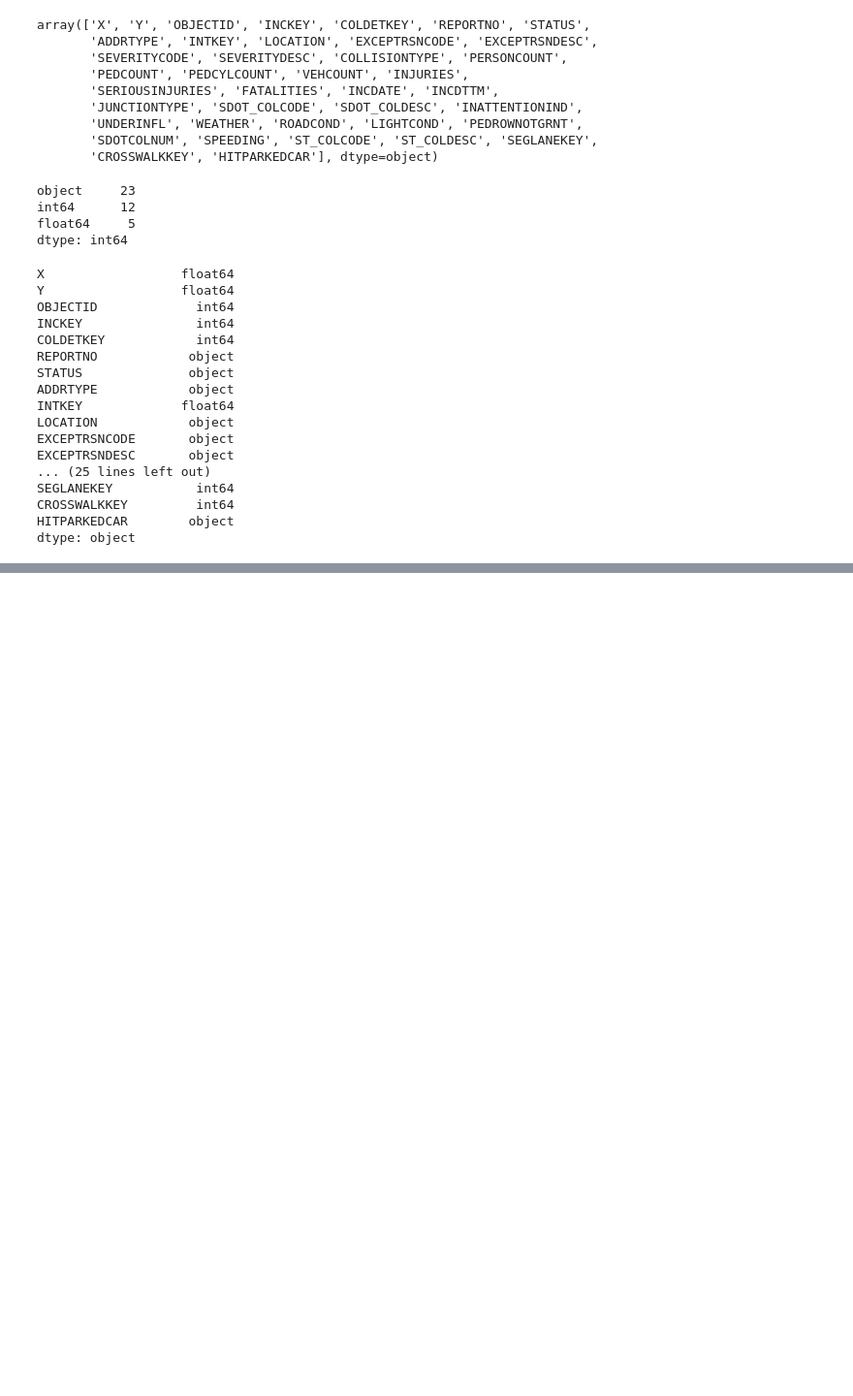
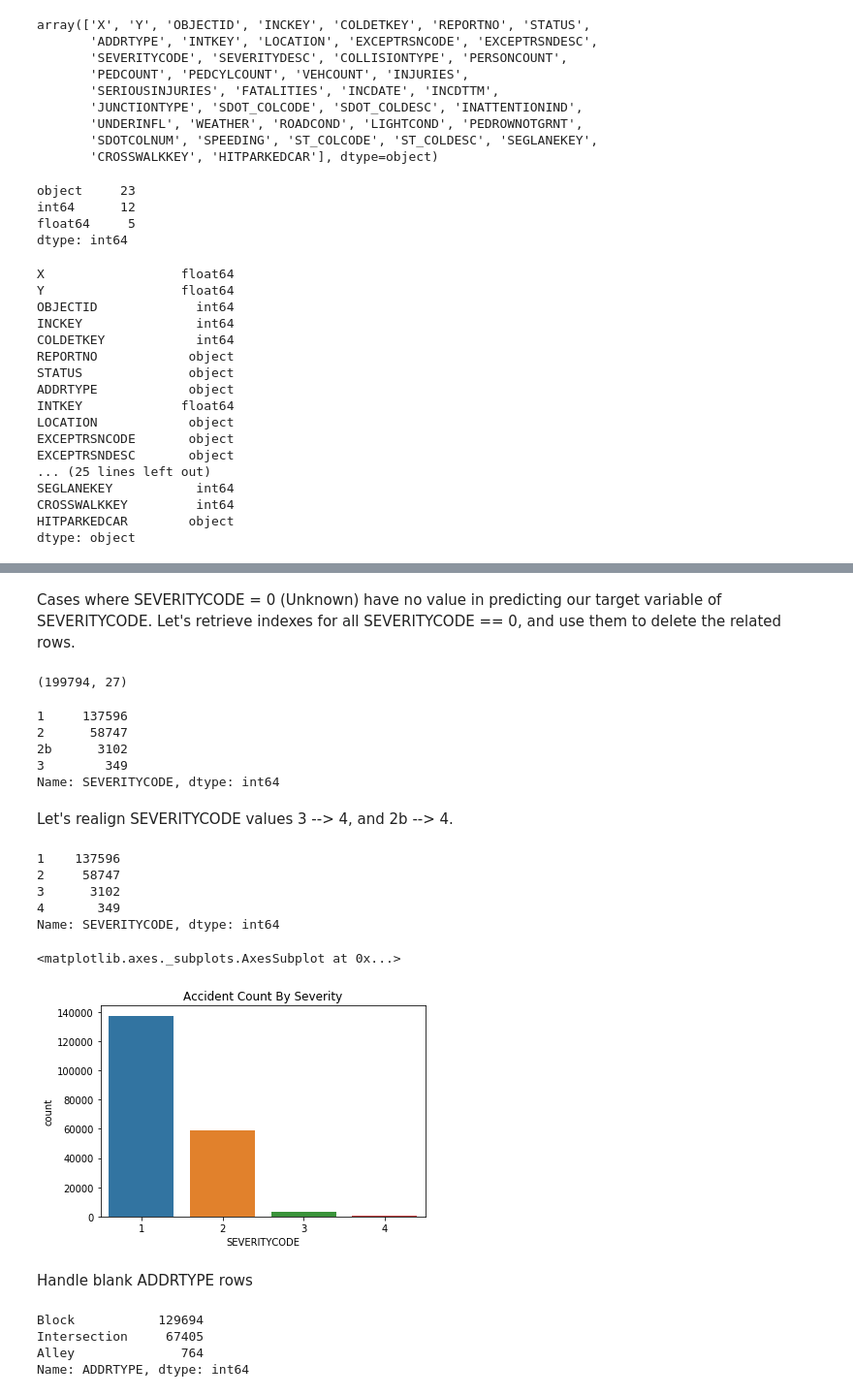
Before and after one commit to 1905jerry/Coursera_Capstone, a Jupyter notebook: Coursera_Capstone Project.ipynb, the cells around one changed output, grey strips where cells are left out. Shown at 97% size. Cells and saved outputs as stored; diff of their text form; code cells hidden in the pictures; blank space fills up the shorter version.

```diff
--- a/Coursera_Capstone Project.ipynb
+++ b/Coursera_Capstone Project.ipynb
@@ -68,0 +176,3 @@ dtype: object
+# %%
+### Replace nan SEVERITYCODEs with 0.
+df["SEVERITYCODE"].fillna('0', inplace=True)
@@ -68,0 +200,50 @@ dtype: object
+# %% [markdown]
+Cases where SEVERITYCODE = 0 (Unknown) have no value in predicting our target variable of SEVERITYCODE. Let's retrieve indexes for all SEVERITYCODE == 0, and use them to delete the related rows.
+# %%
+### Retrieve SEVERITYCODE indices
+indexNames = df[df['SEVERITYCODE'] == "0"].index
+# %%
+### Use indices to drop SEVERITYCODE == 0.
+df.drop(indexNames, inplace=True)
+# %%
+df.shape
+# %% [output]
+(199794, 27)
+# %%
+df["SEVERITYCODE"].value_counts()
+# %% [output]
+1     137596
+2      58747
+2b      3102
+3        349
+Name: SEVERITYCODE, dtype: int64
+# %% [markdown]
+Let's realign SEVERITYCODE values 3 --> 4, and 2b --> 4.
+# %%
+df['SEVERITYCODE'].replace('3', '4', inplace=True)
+df['SEVERITYCODE'].replace('2b', '3', inplace=True)
+### df['SEVERITYCODE'] = df['SEVERITYCODE'].astype('int64')
+# %%
+df["SEVERITYCODE"].value_counts()
+# %% [output]
+1    137596
+2     58747
+3      3102
+4       349
+Name: SEVERITYCODE, dtype: int64
+# %%
+plt.title('Accident Count By Severity')
+###ax.set(xlabel='Severity Code', ylabel='Accident Count')
+sns.countplot(df['SEVERITYCODE'], data=df)
+# %% [output]
+<matplotlib.axes._subplots.AxesSubplot at 0x...>
+[figure, added]
+# %% [markdown]
+Handle blank ADDRTYPE rows
+# %%
+df["ADDRTYPE"].value_counts()
+# %% [output]
+Block           129694
+Intersection     67405
+Alley              764
+Name: ADDRTYPE, dtype: int64
```
Also changed, not shown: parts of 29 cells of this notebook.
